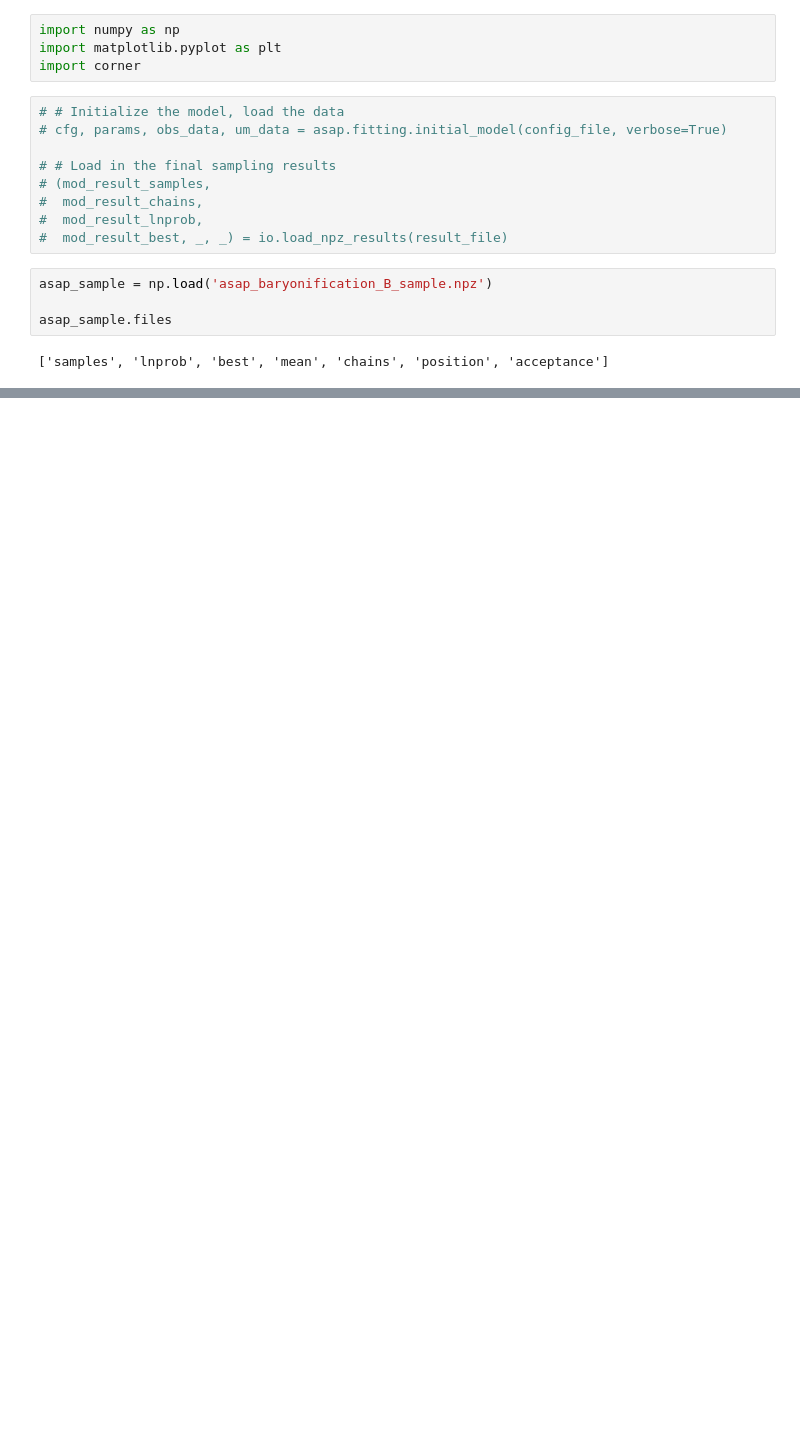
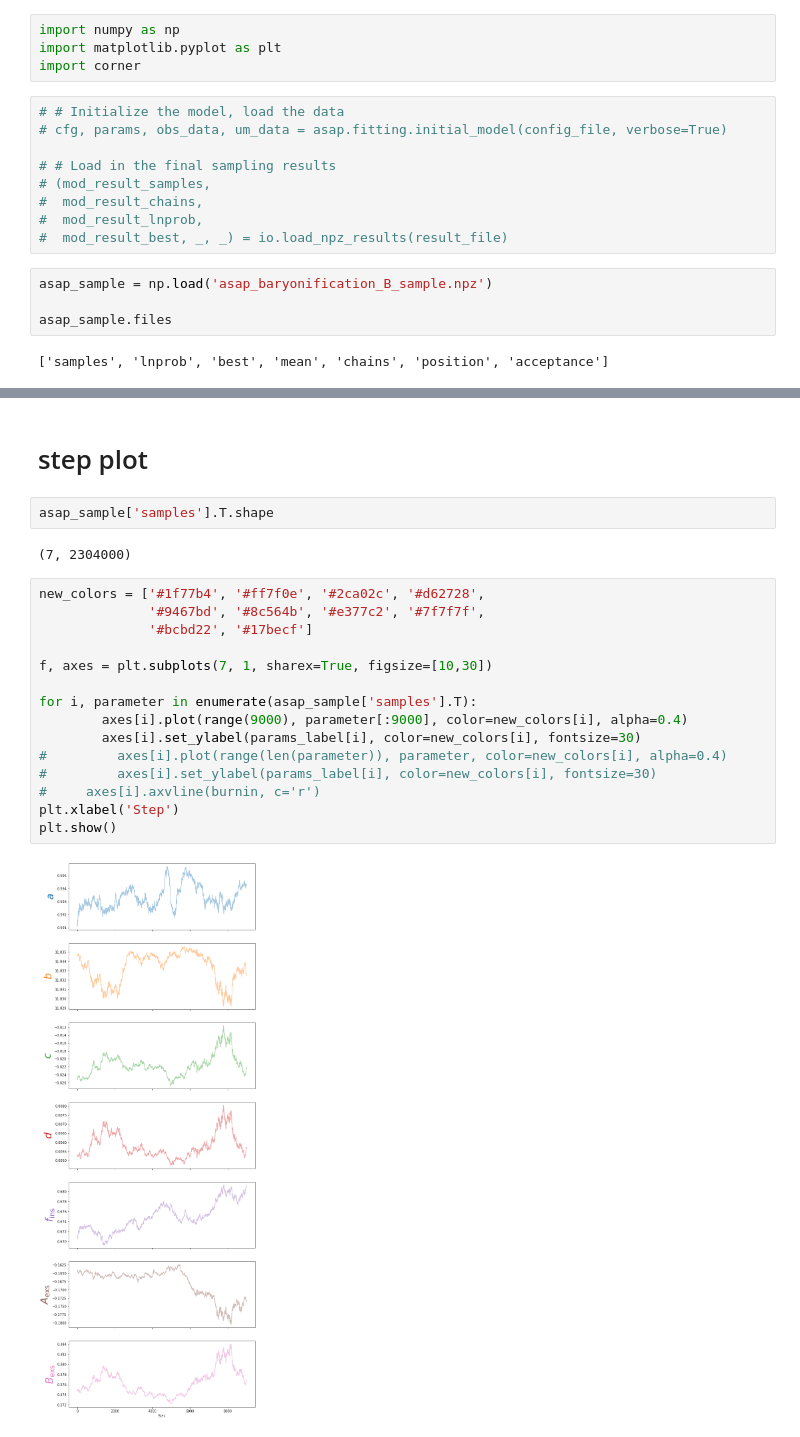
Before and after one commit to f-ardila/baryonic_effects, a Jupyter notebook: modelB_testing.ipynb, the cells around one changed output, grey strips where cells are left out. Drawn from its saved outputs; the diff is of its cells as text; blank space fills up the shorter version.

Commit message:
testing with new 9000 step run

```diff
--- a/modelB_testing.ipynb
+++ b/modelB_testing.ipynb
@@ -28,0 +92,23 @@ no_baryonification_truths = [0.602, 11.846, -0.012, 0.003, 0.649,
+# %% [markdown]
+# step plot
+# %%
+asap_sample['samples'].T.shape
+# %% [output]
+(7, 2304000)
+# %%
+new_colors = ['#1f77b4', '#ff7f0e', '#2ca02c', '#d62728',
+              '#9467bd', '#8c564b', '#e377c2', '#7f7f7f',
+              '#bcbd22', '#17becf']
+
+f, axes = plt.subplots(7, 1, sharex=True, figsize=[10,30])
+
+for i, parameter in enumerate(asap_sample['samples'].T):
+        axes[i].plot(range(9000), parameter[:9000], color=new_colors[i], alpha=0.4)
+        axes[i].set_ylabel(params_label[i], color=new_colors[i], fontsize=30)
+#         axes[i].plot(range(len(parameter)), parameter, color=new_colors[i], alpha=0.4)
+#         axes[i].set_ylabel(params_label[i], color=new_colors[i], fontsize=30)
+#     axes[i].axvline(burnin, c='r')
+plt.xlabel('Step')
+plt.show()
+# %% [output]
+[figure, added]
```
Also changed, not shown: parts of 15 cells of this notebook.
